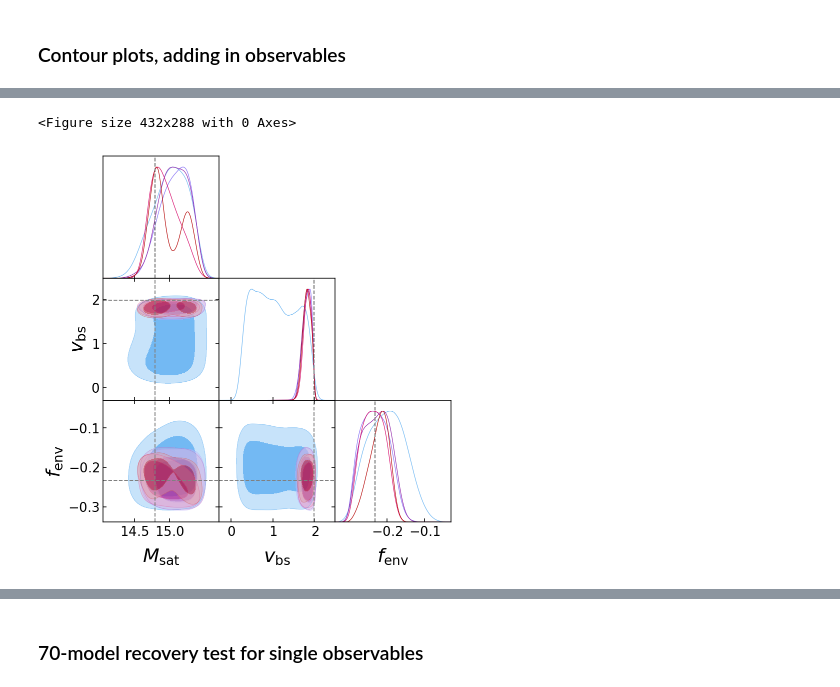
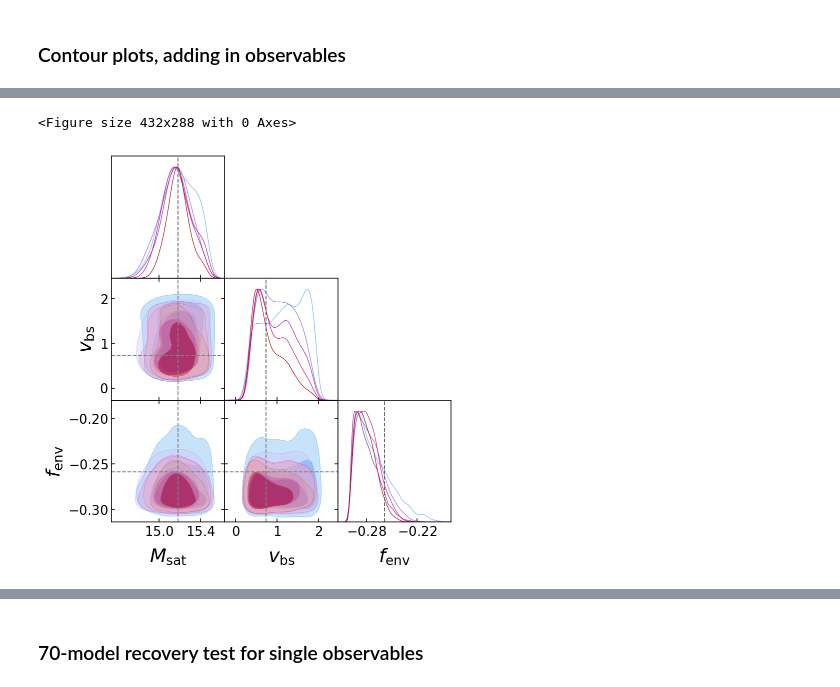
Before and after one commit to kstoreyf/aemulator, a Jupyter notebook: notebooks/2023-06-21_aemulus_paper_figures_fmaxmocks.ipynb, the cells around one changed output, grey strips where cells are left out. Drawn from its saved outputs; the diff is of its cells as text; code cells hidden in the pictures.

Commit message:
working on fmaxmocks tests and plots

```diff
--- a/notebooks/2023-06-21_aemulus_paper_figures_fmaxmocks.ipynb
+++ b/notebooks/2023-06-21_aemulus_paper_figures_fmaxmocks.ipynb
@@ -258,15 +367,15 @@ plt.savefig(f'{plot_dir}/contour_addin_cosmo.pdf', bbox_inches='tight')
 # %%
 chaintags = [
-             'wp_aemulus_fmaxmocks_test_c1h12',
-             'wp_xi_aemulus_fmaxmocks_test_c1h12',
-             'wp_xi_xi2_aemulus_fmaxmocks_test_c1h12',
-             'wp_xi_xi2_upf_aemulus_fmaxmocks_test_c1h12',
-             'wp_xi_xi2_upf_mcf_aemulus_fmaxmocks_test_c1h12',
+             f'wp_aemulus_fmaxmocks_test_c{cosmo}h{hod}_minscale0',
+             f'wp_xi_aemulus_fmaxmocks_test_c{cosmo}h{hod}_minscale0',
+             f'wp_xi_xi2_aemulus_fmaxmocks_test_c{cosmo}h{hod}_minscale0',
+             f'wp_xi_xi2_upf_aemulus_fmaxmocks_test_c{cosmo}h{hod}_minscale0',
+             f'wp_xi_xi2_upf_mcf_aemulus_fmaxmocks_test_c{cosmo}h{hod}_minscale0',
             ]
 g = plotter.plot_contours(chaintags, legend_labels=[],
                           colors=colors_addin,
                           params_toplot=params_keyhodab)
 plt.savefig(f'{plot_dir}/contour_addin_hodab.pdf', bbox_inches='tight')
 # %% [output]
 <Figure size 432x288 with 0 Axes>
-[figure, old version]
+[figure, new version]
```
Also changed, not shown: parts of 22 cells of this notebook, 1 other file.
